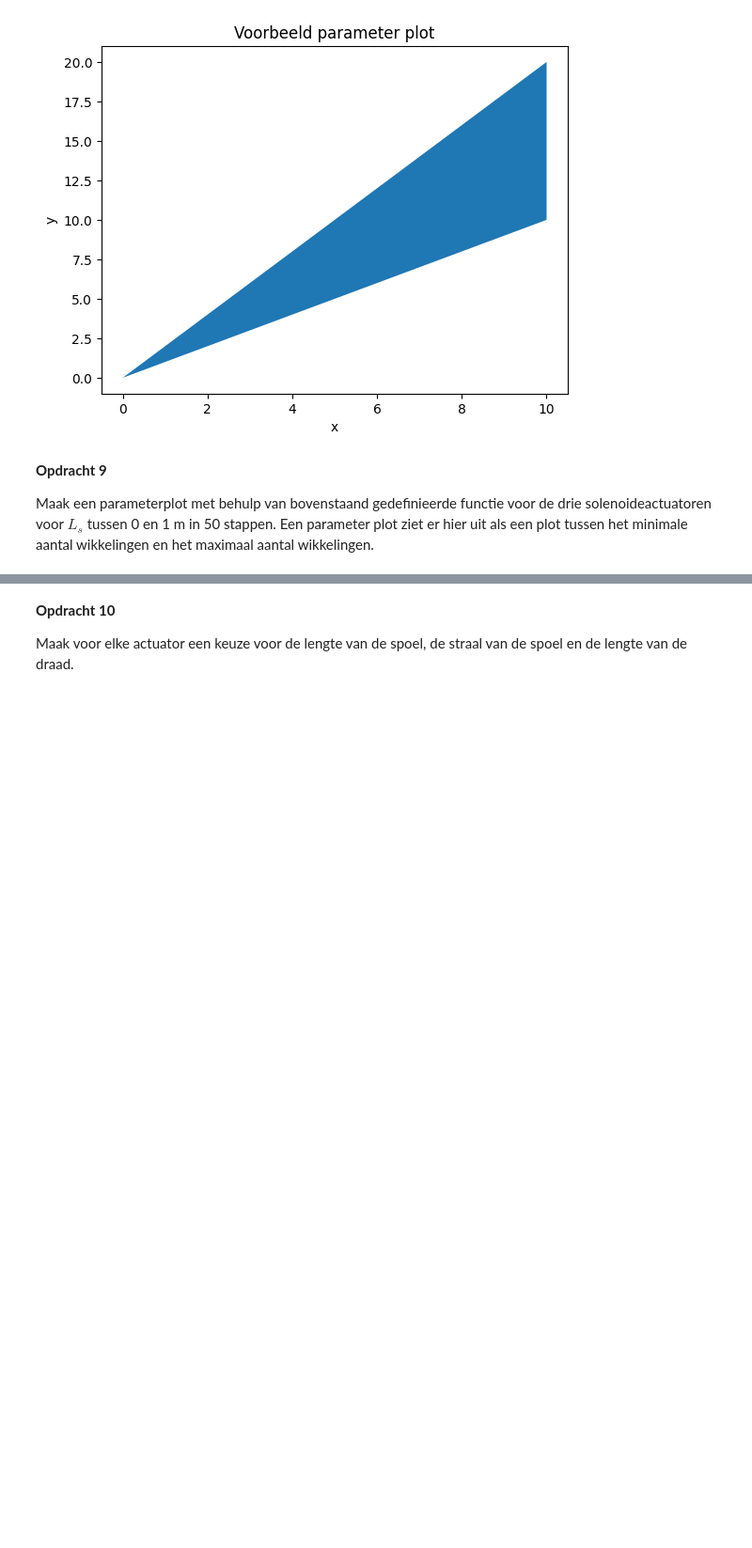
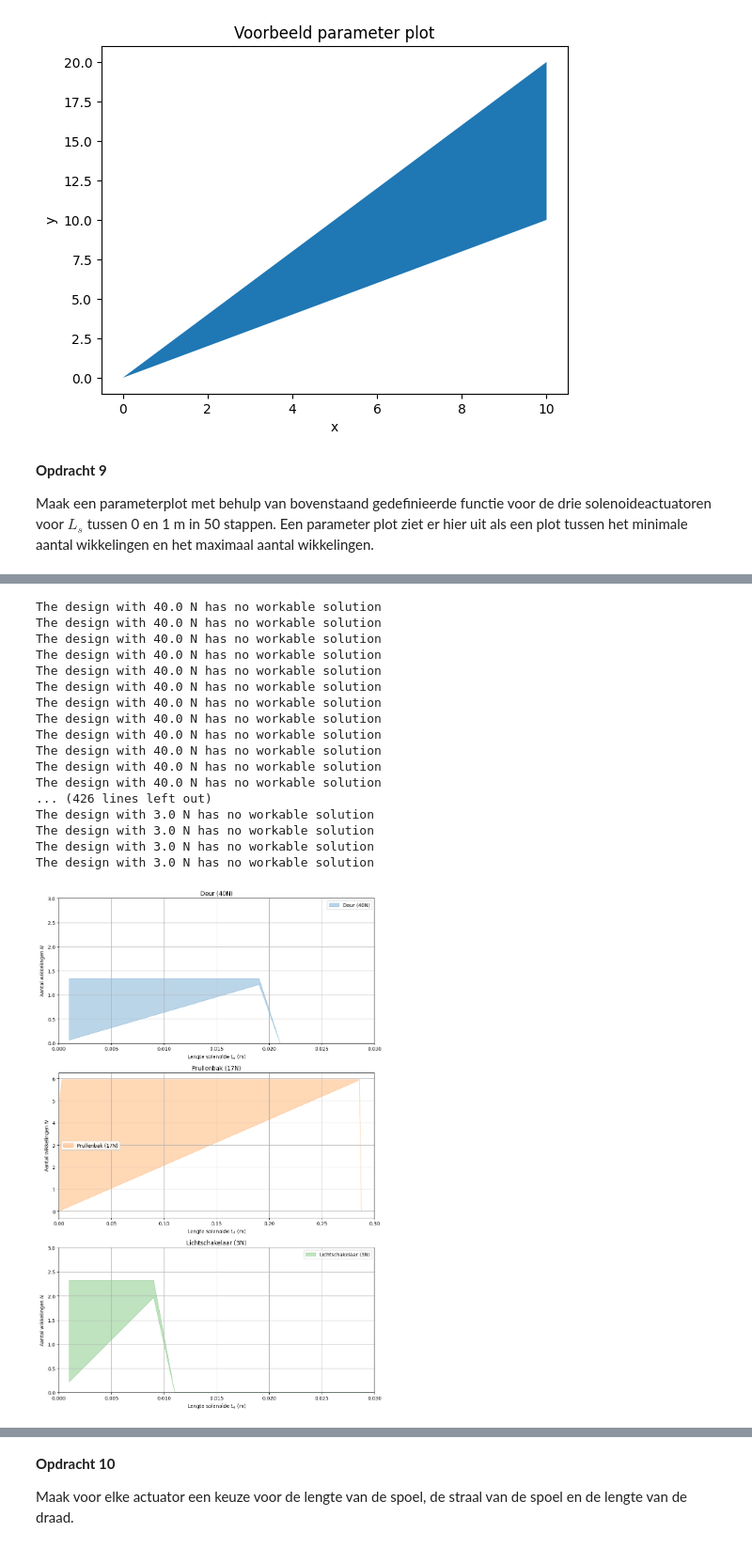
Before and after one commit to ElineSerpenti/opdrachten-DEF-D.EALSerpenti, a Jupyter notebook: Digital ontwerpopdracht 2/2KrachtactuatorOpdracht/KrachtactuatorOpdracht.ipynb, the cells around one changed output, grey strips where cells are left out. Shown at 94% size. Cells and saved outputs as stored; diff of their text form; code cells hidden in the pictures; blank space fills up the shorter version.

```diff
--- a/Digital ontwerpopdracht 2/2KrachtactuatorOpdracht/KrachtactuatorOpdracht.ipynb
+++ b/Digital ontwerpopdracht 2/2KrachtactuatorOpdracht/KrachtactuatorOpdracht.ipynb
@@ -450,3 +364,60 @@ The design with L_s=1.00 m has no workable solution
+# %%
+L_s_waarden = np.linspace(0.001, 0.4, 200)
+
+fig, (ax1, ax2, ax3) = plt.subplots(3, 1, figsize=(10, 15))
+subplots = [ax1, ax2, ax3]
+
+for i, params in enumerate(actuatoren):
+    n_min_lijst = []
+    n_max_lijst = []
+
+    for l in L_s_waarden:
+        params['L_s'] = l
+        n_min, n_max = aantal_wikkelingen(params)
+        n_min_lijst.append(n_min if n_min != 'NaN' else 0)
+        n_max_lijst.append(n_max if n_max != 'NaN' else 0)
+
+    # Plot de data in de bijbehorende subplot
+    ax = subplots[i]
+    ax.fill_between(L_s_waarden, n_min_lijst, n_max_lijst, alpha=0.3, label=labels[i], color=f'C{i}')
+
+    # Specifieke instellingen per plot
+    if labels[i] == "Prullenbak (17N)":
+        ax.set_xlim(0, 0.3)
+        # Geen extra y-limiet nodig, matplotlib schaalt dit automatisch
+    else:
+        # Deur en Lichtschakelaar inzoomen op Ls: 0-0.05 en N: 0-3
+        ax.set_xlim(0, 0.03)
+        ax.set_ylim(0, 3)
+
+
+    ax.set_title(f"{labels[i]}")
+    ax.set_xlabel("Lengte solenoïde $L_s$ (m)")
+    ax.set_ylabel("Aantal wikkelingen $N$")
+    ax.grid(True)
+    ax.legend()
+
+plt.tight_layout()
+plt.show()
+# %% [output]
+The design with 40.0 N has no workable solution
+The design with 40.0 N has no workable solution
+The design with 40.0 N has no workable solution
+The design with 40.0 N has no workable solution
+The design with 40.0 N has no workable solution
+The design with 40.0 N has no workable solution
+The design with 40.0 N has no workable solution
+The design with 40.0 N has no workable solution
+The design with 40.0 N has no workable solution
+The design with 40.0 N has no workable solution
+The design with 40.0 N has no workable solution
+The design with 40.0 N has no workable solution
+... (426 lines left out)
+The design with 3.0 N has no workable solution
+The design with 3.0 N has no workable solution
+The design with 3.0 N has no workable solution
+The design with 3.0 N has no workable solution
+[figure, added]
 # %%
 ### BEGIN SOLUTION
 mu_r = 20000 # geen eenheid, voor weekijzer
```
Also changed, not shown: parts of 7 cells of this notebook.
